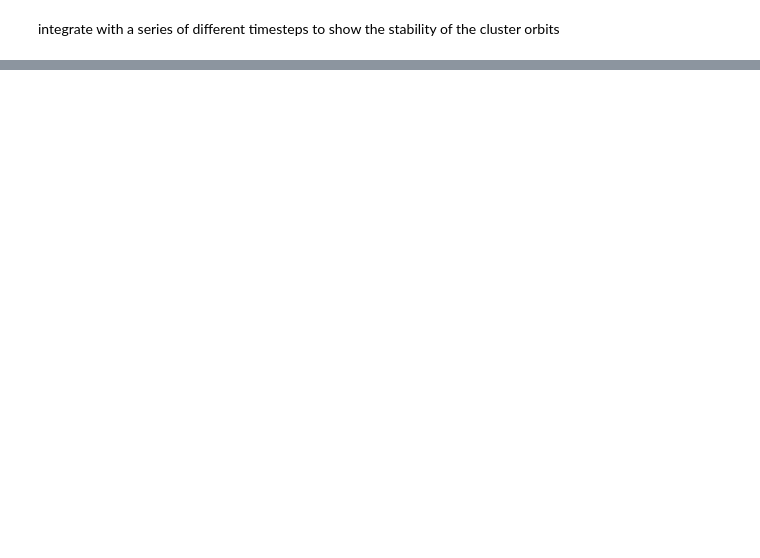
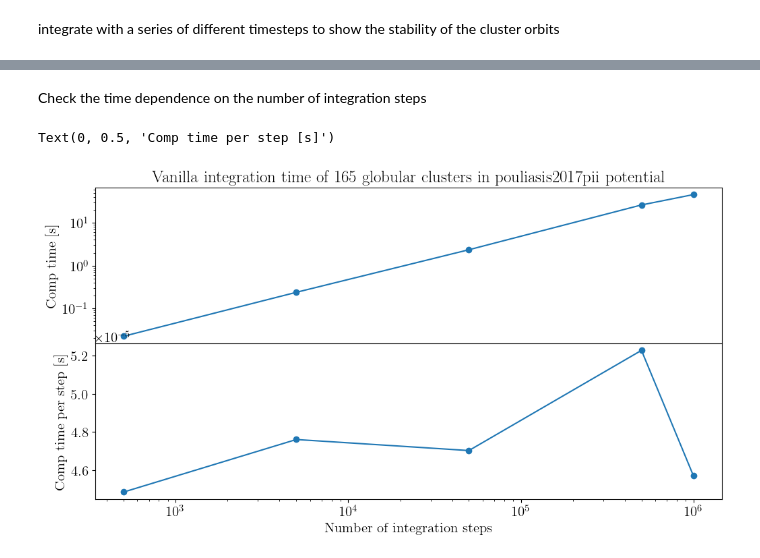
Before and after one commit to salvatore-ferrone/tstrippy, a Jupyter notebook: docs/source/reverse_integrability.ipynb, the cells around one changed output, grey strips where cells are left out. Saved outputs shown, nothing was run; the diff lists cells and outputs as text; code cells hidden in the pictures; blank space fills up the shorter version.

```diff
--- a/docs/source/reverse_integrability.ipynb
+++ b/docs/source/reverse_integrability.ipynb
@@ -217,0 +249,20 @@ for timestep in timesteps:
+# %% [markdown]
+Check the time dependence on the number of integration steps
+# %%
+NSTEPS =  [int(integrationtime.to(u.yr).value/timestep.to(u.yr).value) for timestep in timesteps]
+time_per_step = [computation_time[i].total_seconds()/NSTEPS[i] for i in range(len(NSTEPS))]
+title = r"Vanilla integration time of {:d} globular clusters in {:s} potential".format(nGC,staticgalaxy[0])
+
+fig,axis=plt.subplots(2,1,figsize=(12,6),sharex=True,gridspec_kw={'hspace':0})
+axis[0].plot(NSTEPS,[ct.total_seconds() for ct in computation_time],marker='o')
+axis[1].plot(NSTEPS,time_per_step,marker='o')
+axis[0].set_yscale('log')
+axis[1].set_xlabel('Number of integration steps')
+axis[0].set_title(title)
+for ax in axis:
+    ax.set_xscale('log')
+axis[0].set_ylabel('Comp time [s]')
+axis[1].set_ylabel('Comp time per step [s]')
+# %% [output]
+Text(0, 0.5, 'Comp time per step [s]')
+[figure, added]
```
Also changed, not shown: parts of 19 cells of this notebook.
